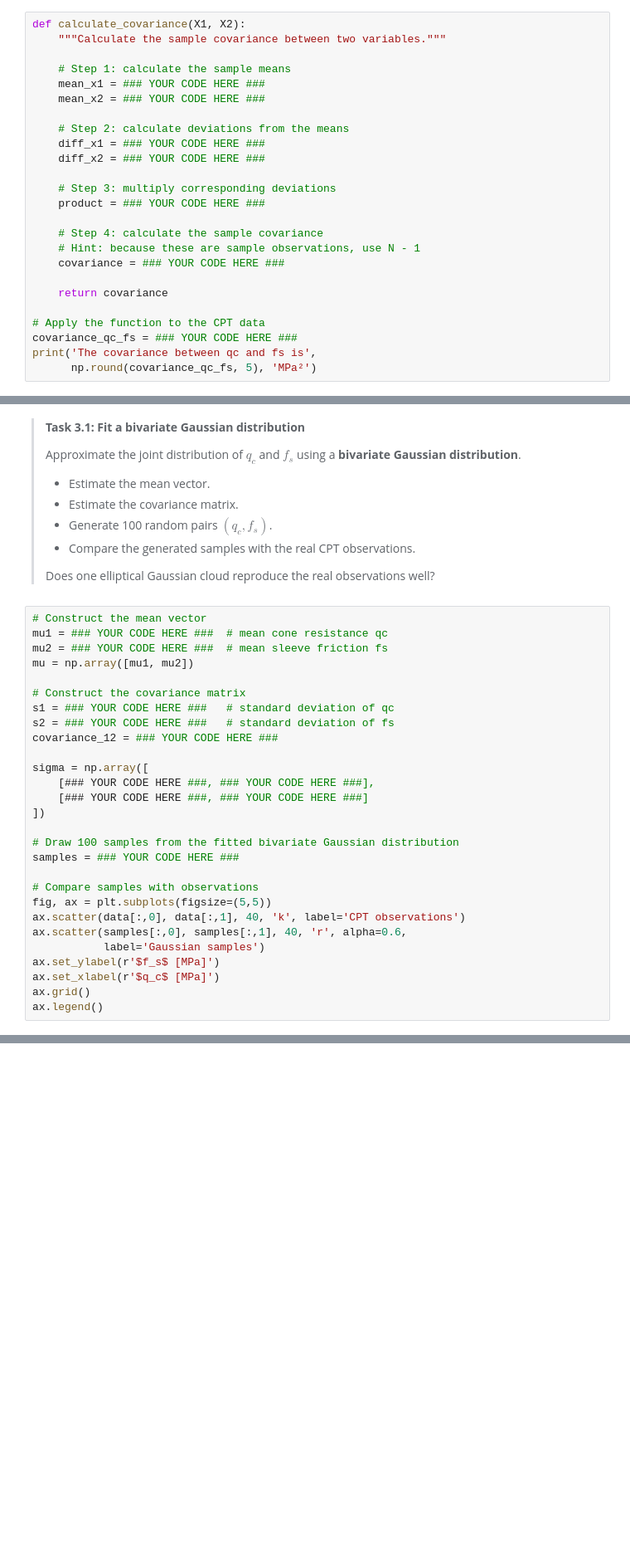
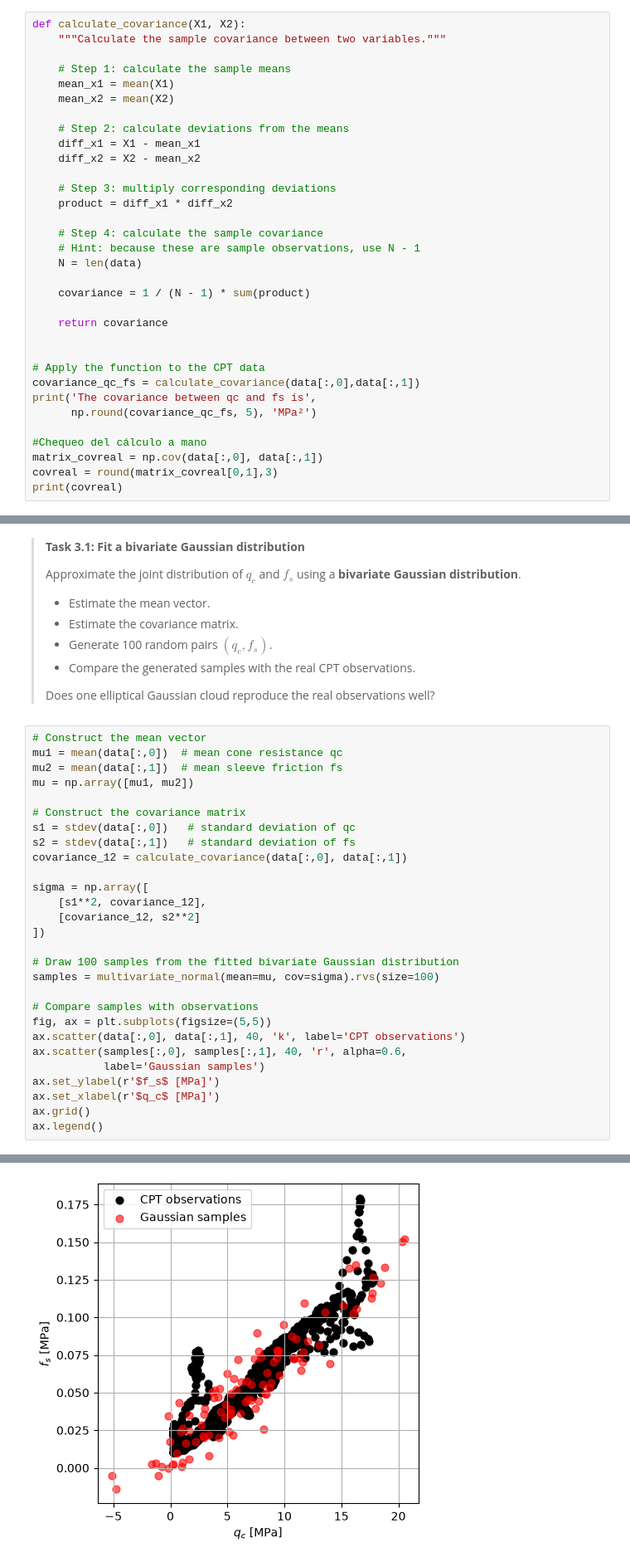
Before and after one commit to mbezmali/WS1.5---BEZMALINOVICH, a Jupyter notebook: Bivariate_Gaussian_CPT_data.ipynb, the cells around one changed output, grey strips where cells are left out. Shown at 83% size. Cells and saved outputs as stored; diff of their text form; blank space fills up the shorter version.

```diff
--- a/Bivariate_Gaussian_CPT_data.ipynb
+++ b/Bivariate_Gaussian_CPT_data.ipynb
@@ -96,23 +111,31 @@ def calculate_covariance(X1, X2):
     """Calculate the sample covariance between two variables."""
 
     # Step 1: calculate the sample means
-    mean_x1 = ### YOUR CODE HERE ###
-    mean_x2 = ### YOUR CODE HERE ###
+    mean_x1 = mean(X1)
+    mean_x2 = mean(X2)
 
     # Step 2: calculate deviations from the means
-    diff_x1 = ### YOUR CODE HERE ###
-    diff_x2 = ### YOUR CODE HERE ###
+    diff_x1 = X1 - mean_x1
+    diff_x2 = X2 - mean_x2
 
     # Step 3: multiply corresponding deviations
-    product = ### YOUR CODE HERE ###
+    product = diff_x1 * diff_x2
 
     # Step 4: calculate the sample covariance
     # Hint: because these are sample observations, use N - 1
-    covariance = ### YOUR CODE HERE ###
+    N = len(data)
+
+    covariance = 1 / (N - 1) * sum(product)
 
     return covariance
 
+
 # Apply the function to the CPT data
-covariance_qc_fs = ### YOUR CODE HERE ###
+covariance_qc_fs = calculate_covariance(data[:,0],data[:,1])
 print('The covariance between qc and fs is',
       np.round(covariance_qc_fs, 5), 'MPa²')
+
+#Chequeo del cálculo a mano
+matrix_covreal = np.cov(data[:,0], data[:,1])
+covreal = round(matrix_covreal[0,1],3)
+print(covreal)
@@ -159,22 +192,22 @@ print("Pearson's correlation coefficient between qc and fs is",
 > Does one elliptical Gaussian cloud reproduce the real observations well?
 # %%
 # Construct the mean vector
-mu1 = ### YOUR CODE HERE ###  # mean cone resistance qc
-mu2 = ### YOUR CODE HERE ###  # mean sleeve friction fs
+mu1 = mean(data[:,0])  # mean cone resistance qc
+mu2 = mean(data[:,1])  # mean sleeve friction fs
 mu = np.array([mu1, mu2])
 
 # Construct the covariance matrix
-s1 = ### YOUR CODE HERE ###   # standard deviation of qc
-s2 = ### YOUR CODE HERE ###   # standard deviation of fs
-covariance_12 = ### YOUR CODE HERE ###
+s1 = stdev(data[:,0])   # standard deviation of qc
+s2 = stdev(data[:,1])   # standard deviation of fs
+covariance_12 = calculate_covariance(data[:,0], data[:,1])
 
 sigma = np.array([
-    [### YOUR CODE HERE ###, ### YOUR CODE HERE ###],
-    [### YOUR CODE HERE ###, ### YOUR CODE HERE ###]
+    [s1**2, covariance_12],
+    [covariance_12, s2**2]
 ])
 
 # Draw 100 samples from the fitted bivariate Gaussian distribution
-samples = ### YOUR CODE HERE ###
+samples = multivariate_normal(mean=mu, cov=sigma).rvs(size=100)
 
 # Compare samples with observations
 fig, ax = plt.subplots(figsize=(5,5))
@@ -185,3 +218,4 @@ ax.set_ylabel(r'$f_s$ [MPa]')
 ax.set_xlabel(r'$q_c$ [MPa]')
 ax.grid()
 ax.legend()
+# %% [output]
@@ -188,3 +223,4 @@ ax.legend()
+[figure, added]
 # %% [markdown]
 > **Task 3.2:**
 >
```
Also changed, not shown: parts of 10 cells of this notebook.
